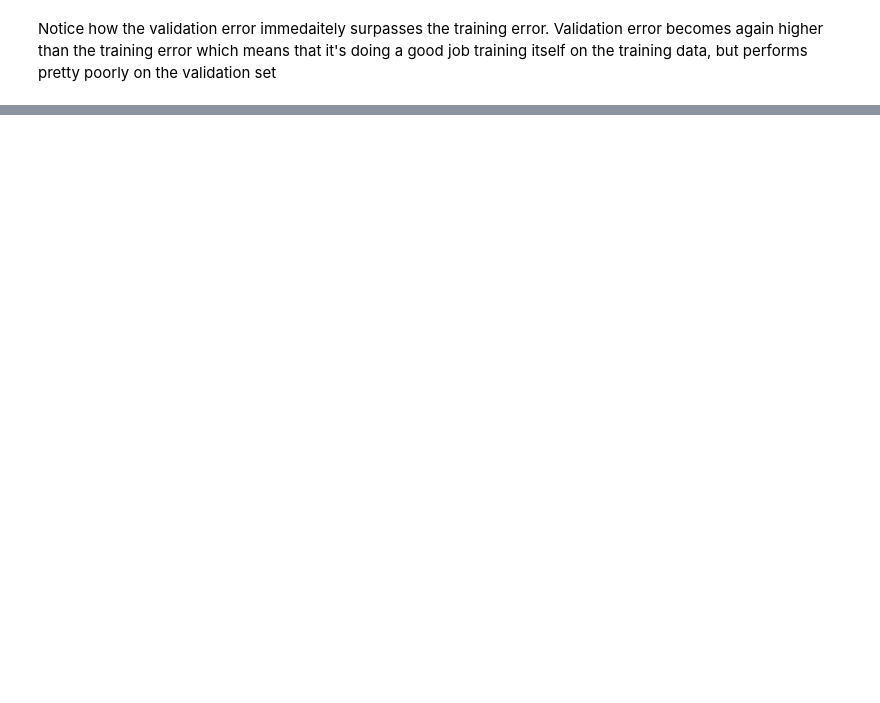
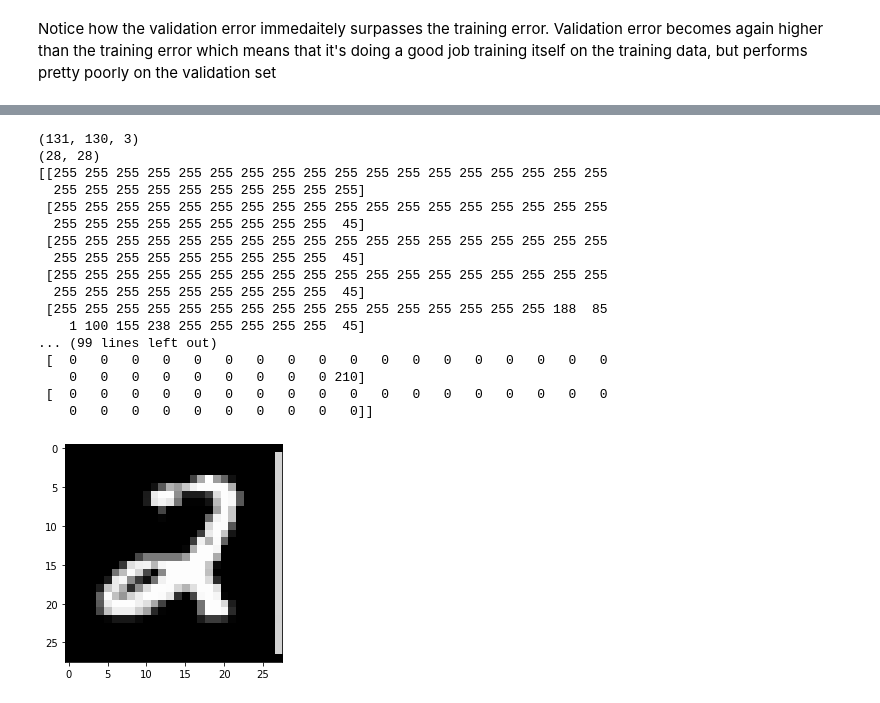
Before and after one commit to hpt1988/Applied-Deep-Learning_The-Complete-Self-Driving-Car-Course, a Jupyter notebook: mnist_image_recognition/mnist_image_recognition.ipynb, the cells around one changed output, grey strips where cells are left out. Cells and saved outputs as stored; diff of their text form; code cells hidden in the pictures; blank space fills up the shorter version.

```diff
--- a/mnist_image_recognition/mnist_image_recognition.ipynb
+++ b/mnist_image_recognition/mnist_image_recognition.ipynb
@@ -307,0 +326,48 @@ Test accuracy:  0.9161999821662903
+# %%
+import cv2  # opencv library
+
+# We need to ensure that the image corresponds to what the nerual network was
+# trained to learn. --> We should make it into 28x28 grayscale image.
+# 1st we need to access this png image as a numpy array so that we can modify it
+img_array = np.asarray(img)
+print(img_array.shape)  # As it can be seen it is 131x130x3 with a depth of 3
+
+# Using opencv library (cv2) we will resize it to 28x28 because our network was
+# trained on 28x28 images and would have trouble recognizing of images from the
+# other size
+resized = cv2.resize(img_array, (28, 28))
+gray_scale = cv2.cvtColor(resized, cv2.COLOR_BGR2GRAY)  # Converting image from one colorspace to another
+print(gray_scale.shape)
+
+plt.imshow(gray_scale, cmap=plt.get_cmap("gray"))
+
+# There is still one more problem, as the neural network was trained on images
+# with a black background.,It can be seen from the following print statement,
+# and as it can be seen, the background has the value of 255 instead of 0
+print(gray_scale)
+
+# Every 0 pixel value will be converted to 255 and vice versa. Ultimately it's
+# substracting each value from 255
+image = cv2.bitwise_not(gray_scale)
+plt.imshow(image, cmap=plt.get_cmap("gray"))
+print("Pixel intensities inverted:")
+print(image)
+# %% [output]
+(131, 130, 3)
+(28, 28)
+[[255 255 255 255 255 255 255 255 255 255 255 255 255 255 255 255 255 255
+  255 255 255 255 255 255 255 255 255 255]
+ [255 255 255 255 255 255 255 255 255 255 255 255 255 255 255 255 255 255
+  255 255 255 255 255 255 255 255 255  45]
+ [255 255 255 255 255 255 255 255 255 255 255 255 255 255 255 255 255 255
+  255 255 255 255 255 255 255 255 255  45]
+ [255 255 255 255 255 255 255 255 255 255 255 255 255 255 255 255 255 255
+  255 255 255 255 255 255 255 255 255  45]
+ [255 255 255 255 255 255 255 255 255 255 255 255 255 255 255 255 188  85
+    1 100 155 238 255 255 255 255 255  45]
+... (99 lines left out)
+ [  0   0   0   0   0   0   0   0   0   0   0   0   0   0   0   0   0   0
+    0   0   0   0   0   0   0   0   0 210]
+ [  0   0   0   0   0   0   0   0   0   0   0   0   0   0   0   0   0   0
+    0   0   0   0   0   0   0   0   0   0]]
+[figure, added]
```
Also changed, not shown: parts of 15 cells of this notebook, 1 other file.
